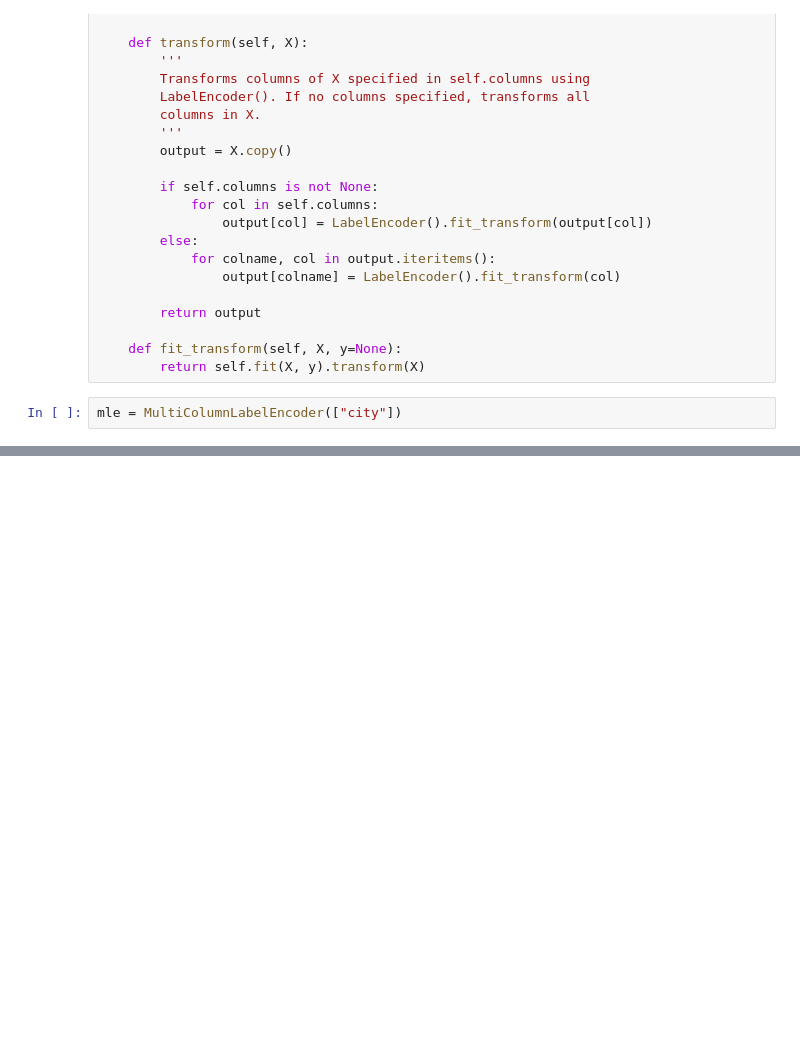
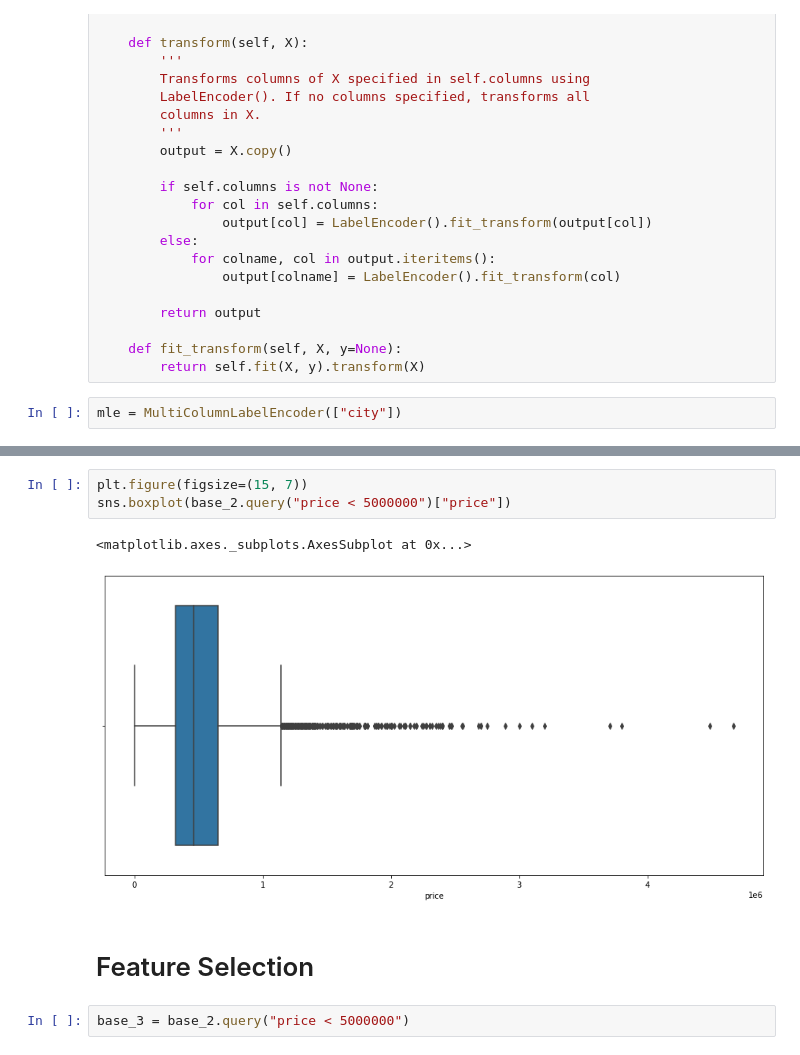
Before and after one commit to willrockoliv/EstudosDataScience, a Jupyter notebook: House Prices - Linear Regression/House Prices - Linear Regression.ipynb, the cells around one changed output, grey strips where cells are left out. Saved outputs shown, nothing was run; the diff lists cells and outputs as text; blank space fills up the shorter version.

```diff
--- a/House Prices - Linear Regression/House Prices - Linear Regression.ipynb
+++ b/House Prices - Linear Regression/House Prices - Linear Regression.ipynb
@@ -70,0 +134,10 @@ bas
+# %%
+plt.figure(figsize=(15, 7))
+sns.boxplot(base_2.query("price < 5000000")["price"])
+# %% [output]
+<matplotlib.axes._subplots.AxesSubplot at 0x...>
+[figure, added]
+# %% [markdown]
+# Feature Selection
+# %%
+base_3 = base_2.query("price < 5000000")
```
Also changed, not shown: parts of 29 cells of this notebook.
